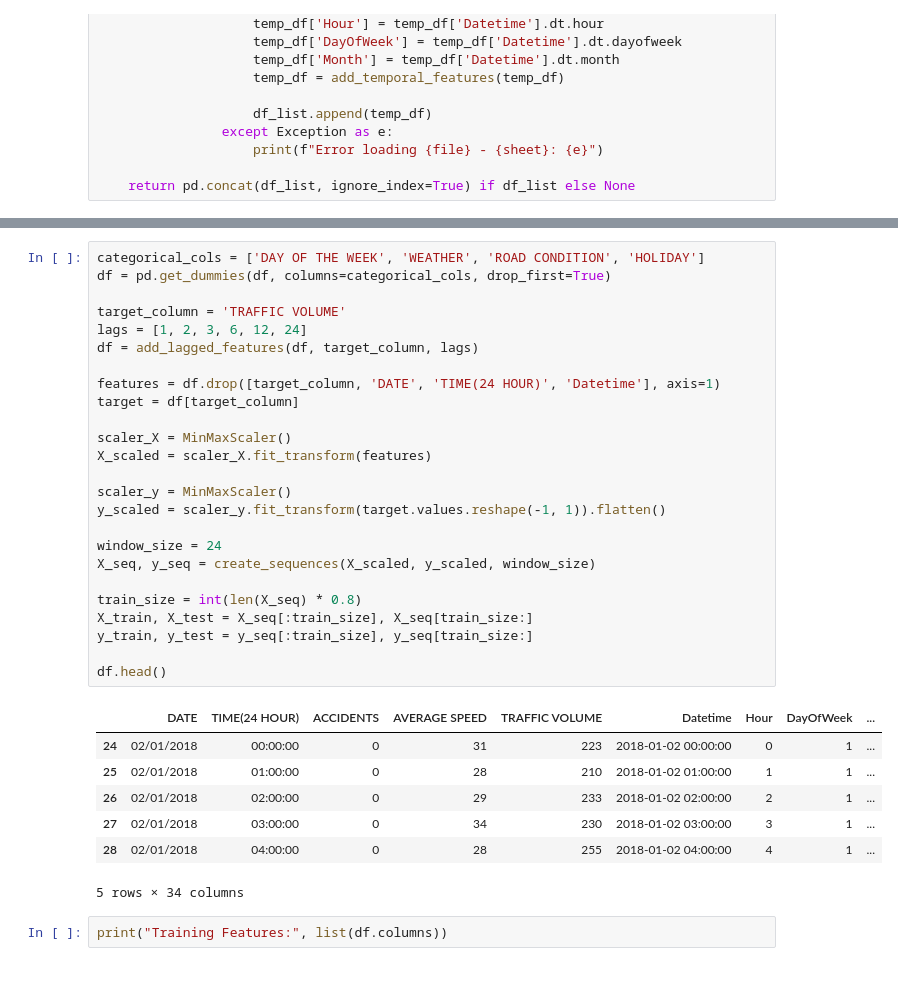
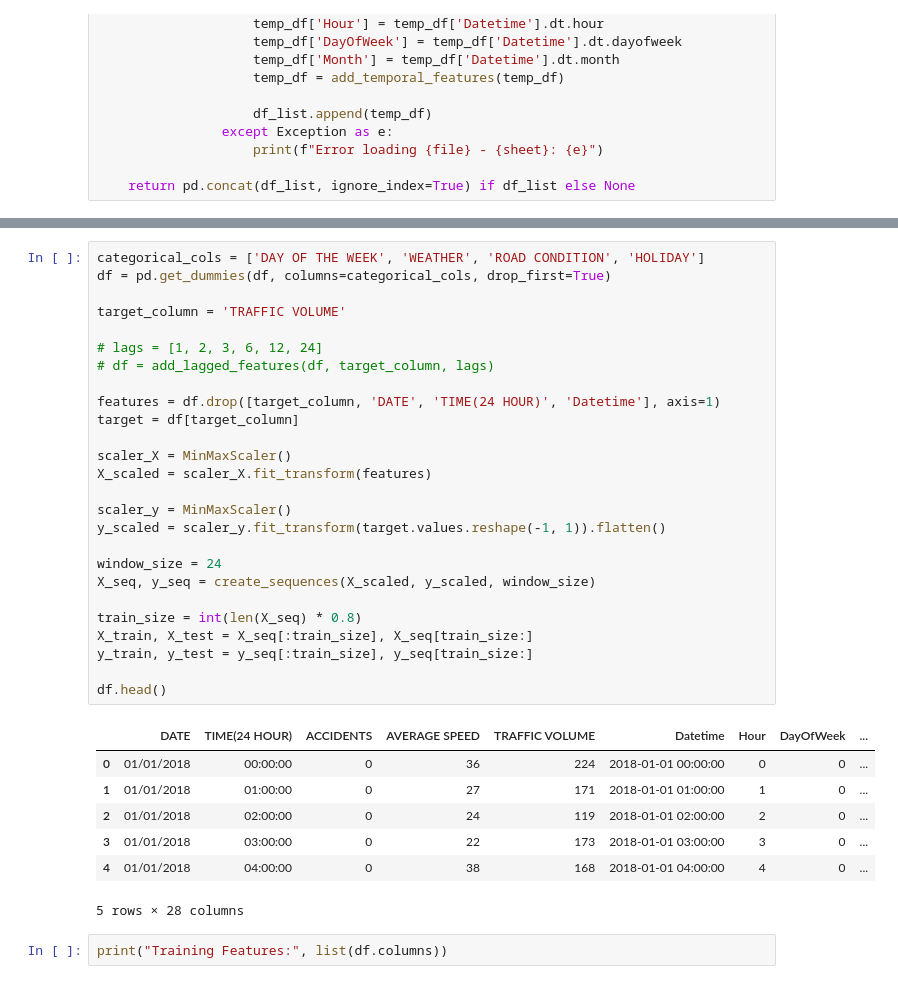
Before and after one commit to jhubii/Traffic_forecasting, a Jupyter notebook: Traffic_forecasting.ipynb, the cells around one changed output, grey strips where cells are left out. Saved outputs shown, nothing was run; the diff lists cells and outputs as text.

```diff
--- a/Traffic_forecasting.ipynb
+++ b/Traffic_forecasting.ipynb
@@ -88,36 +88,37 @@ df.head()
 # %%
 categorical_cols = ['DAY OF THE WEEK', 'WEATHER', 'ROAD CONDITION', 'HOLIDAY']
 df = pd.get_dummies(df, columns=categorical_cols, drop_first=True)
 
 target_column = 'TRAFFIC VOLUME'
-lags = [1, 2, 3, 6, 12, 24]
-df = add_lagged_features(df, target_column, lags)
+
+# lags = [1, 2, 3, 6, 12, 24]
+# df = add_lagged_features(df, target_column, lags)
 
 features = df.drop([target_column, 'DATE', 'TIME(24 HOUR)', 'Datetime'], axis=1)
 target = df[target_column]
 
 scaler_X = MinMaxScaler()
 X_scaled = scaler_X.fit_transform(features)
 
 scaler_y = MinMaxScaler()
 y_scaled = scaler_y.fit_transform(target.values.reshape(-1, 1)).flatten()
 
 window_size = 24
 X_seq, y_seq = create_sequences(X_scaled, y_scaled, window_size)
 
 train_size = int(len(X_seq) * 0.8)
 X_train, X_test = X_seq[:train_size], X_seq[train_size:]
 y_train, y_test = y_seq[:train_size], y_seq[train_size:]
 
 df.head()
 # %% [output]
 |  | DATE | TIME(24 HOUR) | ACCIDENTS | AVERAGE SPEED | TRAFFIC VOLUME | Datetime | Hour | DayOfWeek | ... |
-| 24 | 02/01/2018 | 00:00:00 | 0 | 31 | 223 | 2018-01-02 00:00:00 | 0 | 1 | ... |
-| 25 | 02/01/2018 | 01:00:00 | 0 | 28 | 210 | 2018-01-02 01:00:00 | 1 | 1 | ... |
-| 26 | 02/01/2018 | 02:00:00 | 0 | 29 | 233 | 2018-01-02 02:00:00 | 2 | 1 | ... |
-| 27 | 02/01/2018 | 03:00:00 | 0 | 34 | 230 | 2018-01-02 03:00:00 | 3 | 1 | ... |
-| 28 | 02/01/2018 | 04:00:00 | 0 | 28 | 255 | 2018-01-02 04:00:00 | 4 | 1 | ... |
+| 0 | 01/01/2018 | 00:00:00 | 0 | 36 | 224 | 2018-01-01 00:00:00 | 0 | 0 | ... |
+| 1 | 01/01/2018 | 01:00:00 | 0 | 27 | 171 | 2018-01-01 01:00:00 | 1 | 0 | ... |
+| 2 | 01/01/2018 | 02:00:00 | 0 | 24 | 119 | 2018-01-01 02:00:00 | 2 | 0 | ... |
+| 3 | 01/01/2018 | 03:00:00 | 0 | 22 | 173 | 2018-01-01 03:00:00 | 3 | 0 | ... |
+| 4 | 01/01/2018 | 04:00:00 | 0 | 38 | 168 | 2018-01-01 04:00:00 | 4 | 0 | ... |
-5 rows × 34 columns
+5 rows × 28 columns
 # %%
 print("Training Features:", list(df.columns))
 # %% [output]
```
Also changed, not shown: parts of 13 cells of this notebook, 4 other files.
